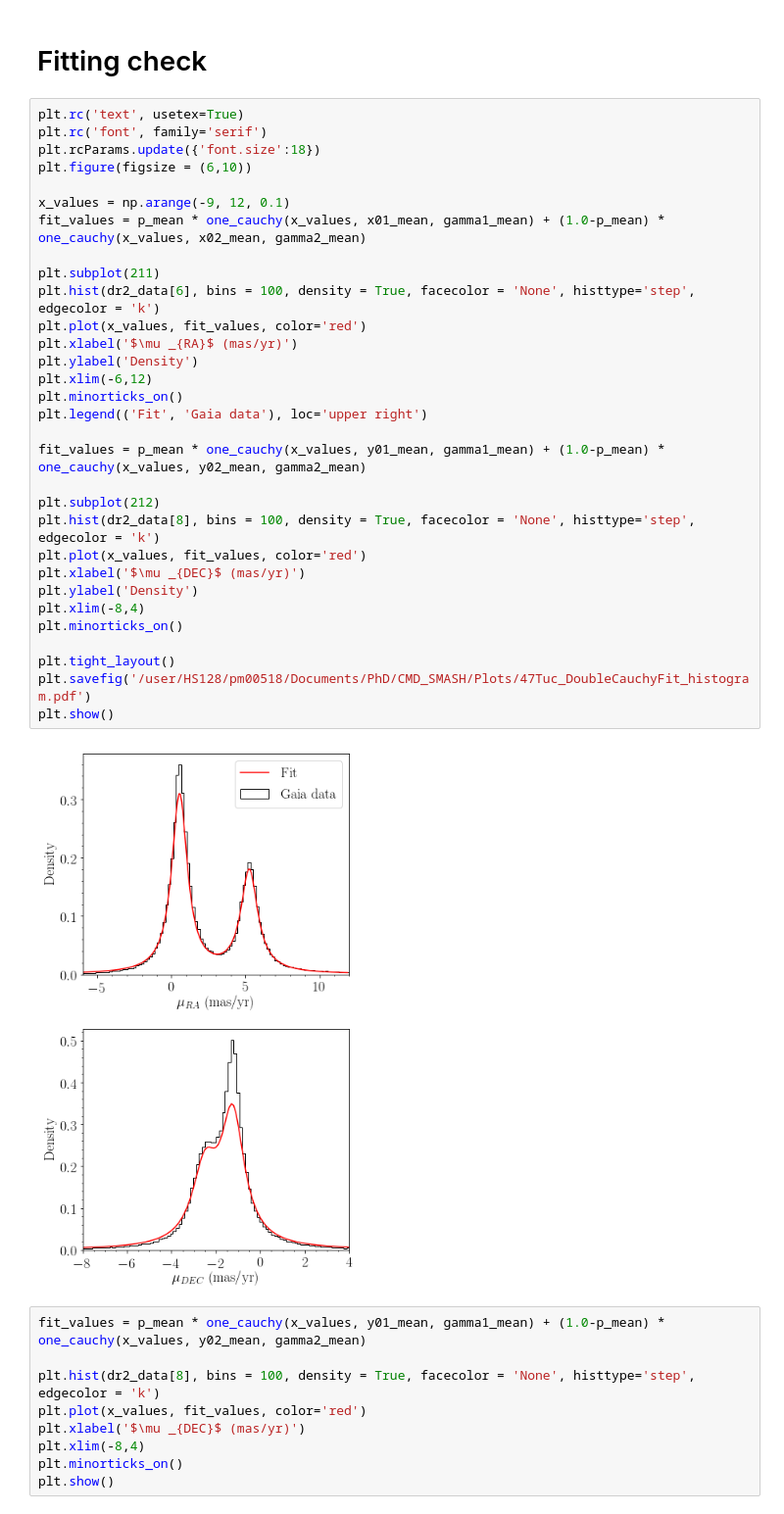
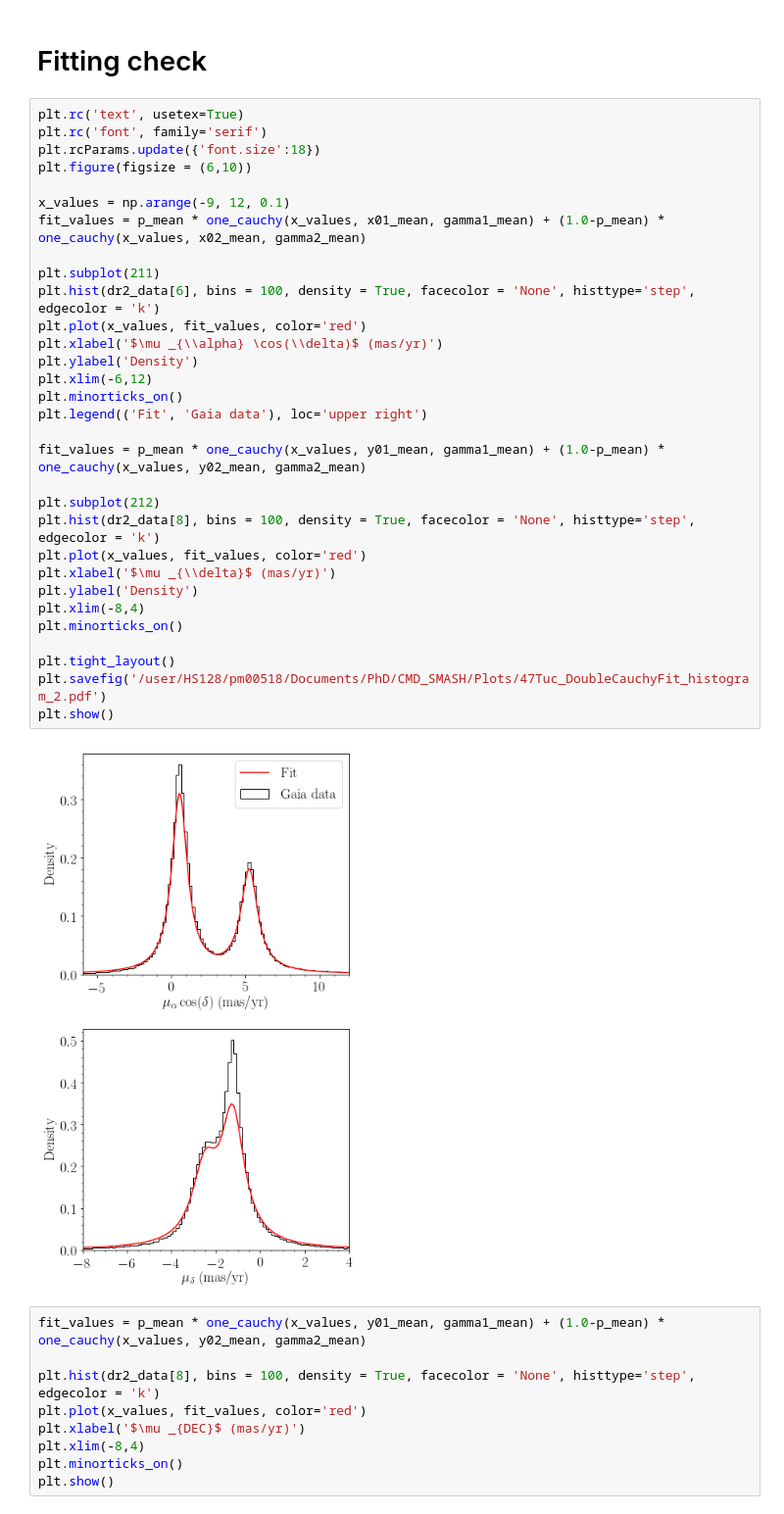
Before and after one commit to pmassana/smc_smash, a Jupyter notebook: 47Tuc cleansing.ipynb, the cells around one changed output. Shown at 98% size. Saved outputs shown, nothing was run; the diff lists cells and outputs as text.

```diff
--- a/47Tuc cleansing.ipynb
+++ b/47Tuc cleansing.ipynb
@@ -599,36 +603,36 @@ np.savetxt('/scratch/GDR2/47Tuc_members.dat', dr2_data_cluster.T, header='ra
 # %%
 plt.rc('text', usetex=True)
 plt.rc('font', family='serif')
 plt.rcParams.update({'font.size':18})
 plt.figure(figsize = (6,10))
 
 x_values = np.arange(-9, 12, 0.1)
 fit_values = p_mean * one_cauchy(x_values, x01_mean, gamma1_mean) + (1.0-p_mean) * one_cauchy(x_values, x02_mean, gamma2_mean)
 
 plt.subplot(211)
 plt.hist(dr2_data[6], bins = 100, density = True, facecolor = 'None', histtype='step', edgecolor = 'k')
 plt.plot(x_values, fit_values, color='red')
-plt.xlabel('$\mu _{RA}$ (mas/yr)')
+plt.xlabel('$\mu _{\\alpha} \cos(\\delta)$ (mas/yr)')
 plt.ylabel('Density')
 plt.xlim(-6,12)
 plt.minorticks_on()
 plt.legend(('Fit', 'Gaia data'), loc='upper right')
 
 fit_values = p_mean * one_cauchy(x_values, y01_mean, gamma1_mean) + (1.0-p_mean) * one_cauchy(x_values, y02_mean, gamma2_mean)
 
 plt.subplot(212)
 plt.hist(dr2_data[8], bins = 100, density = True, facecolor = 'None', histtype='step', edgecolor = 'k')
 plt.plot(x_values, fit_values, color='red')
-plt.xlabel('$\mu _{DEC}$ (mas/yr)')
+plt.xlabel('$\mu _{\\delta}$ (mas/yr)')
 plt.ylabel('Density')
 plt.xlim(-8,4)
 plt.minorticks_on()
 
 plt.tight_layout()
-plt.savefig('/user/HS128/pm00518/Documents/PhD/CMD_SMASH/Plots/47Tuc_DoubleCauchyFit_histogram.pdf')
+plt.savefig('/user/HS128/pm00518/Documents/PhD/CMD_SMASH/Plots/47Tuc_DoubleCauchyFit_histogram_2.pdf')
 plt.show()
 # %% [output]
-[figure, old version]
+[figure, new version]
 # %%
 fit_values = p_mean * one_cauchy(x_values, y01_mean, gamma1_mean) + (1.0-p_mean) * one_cauchy(x_values, y02_mean, gamma2_mean)
 
```
Also changed, not shown: parts of 9 cells of this notebook, 5 other files.
